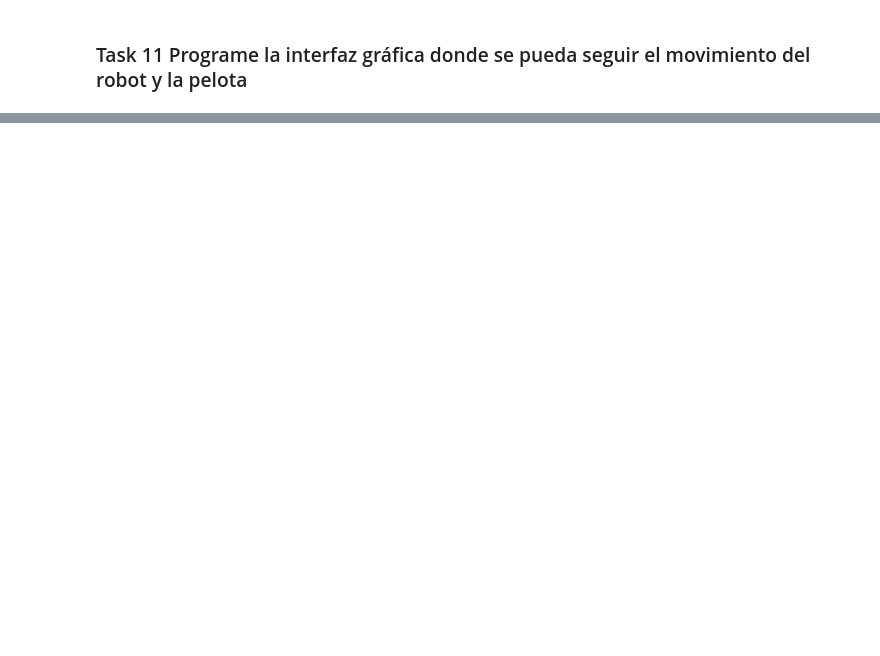
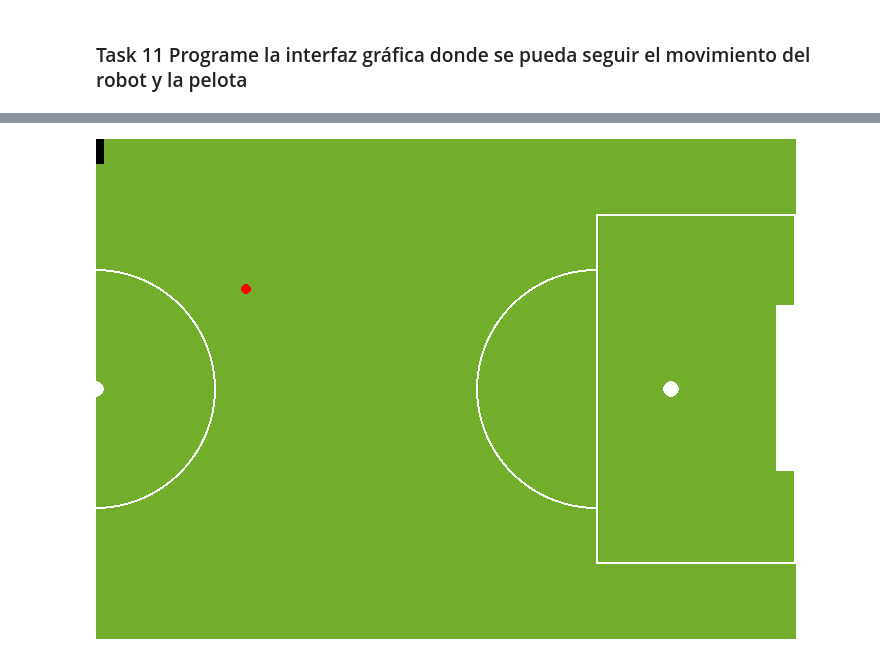
Before and after one commit to Aristondo01/Lab9_ModSim, a Jupyter notebook: Lab9.ipynb, the cells around one changed output, grey strips where cells are left out. Cells and saved outputs as stored; diff of their text form; code cells hidden in the pictures; blank space fills up the shorter version.

```diff
--- a/Lab9.ipynb
+++ b/Lab9.ipynb
@@ -54,0 +398,4 @@ Las variables linguísticas (salida) para el movimiento del robot son las siguie
+# %%
+Image.open('simulacion.gif')
+# %% [output]
+[figure, added]
```
Also changed, not shown: parts of 19 cells of this notebook, 2 other files.
